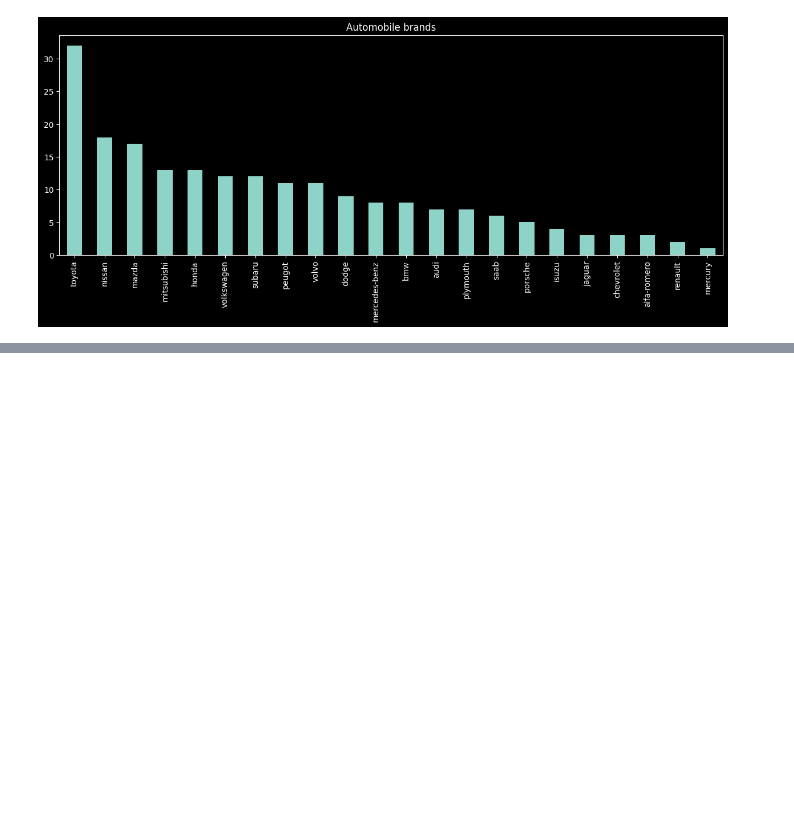
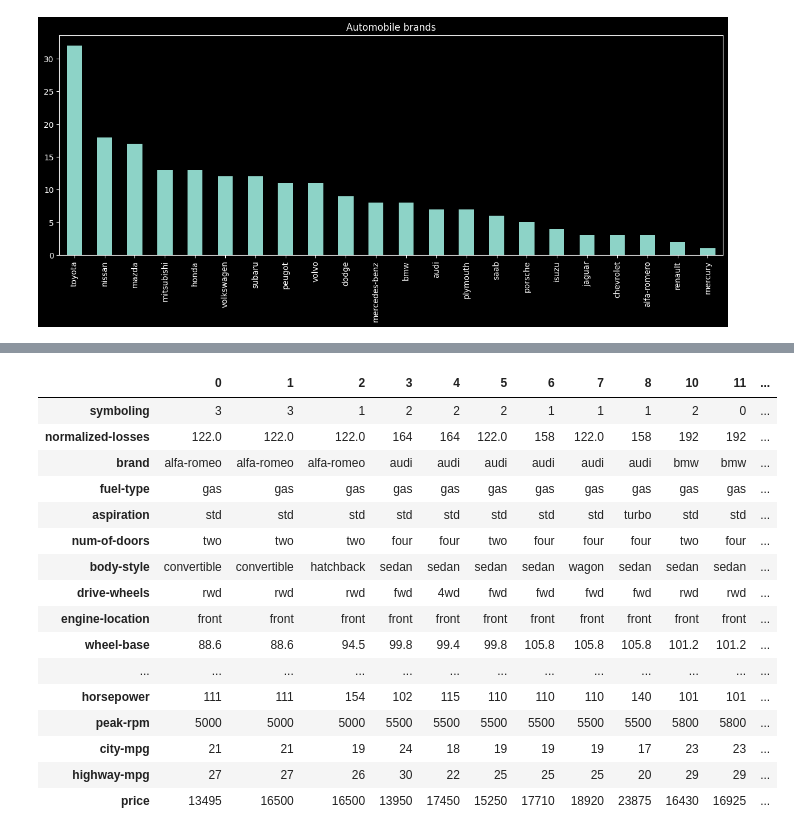
Before and after one commit to vyomyadav01/python-with-data-science, a Jupyter notebook: data_engineering_2.ipynb, the cells around one changed output, grey strips where cells are left out. Cells and saved outputs as stored; diff of their text form; code cells hidden in the pictures; blank space fills up the shorter version.

```diff
--- a/data_engineering_2.ipynb
+++ b/data_engineering_2.ipynb
@@ -158,0 +329,2 @@ df['make'].value_counts().plot(kind='bar', figsize=(15,5), title='Automobile bra
+# %%
+mnl = df['horsepower'].astype('float').mean()
@@ -158,0 +419,20 @@ df['make'].value_counts().plot(kind='bar', figsize=(15,5), title='Automobile bra
+# %%
+df.T
+# %% [output]
+|  | 0 | 1 | 2 | 3 | 4 | 5 | 6 | 7 | 8 | 10 | 11 | ... |
+| symboling | 3 | 3 | 1 | 2 | 2 | 2 | 1 | 1 | 1 | 2 | 0 | ... |
+| normalized-losses | 122.0 | 122.0 | 122.0 | 164 | 164 | 122.0 | 158 | 122.0 | 158 | 192 | 192 | ... |
+| brand | alfa-romeo | alfa-romeo | alfa-romeo | audi | audi | audi | audi | audi | audi | bmw | bmw | ... |
+| fuel-type | gas | gas | gas | gas | gas | gas | gas | gas | gas | gas | gas | ... |
+| aspiration | std | std | std | std | std | std | std | std | turbo | std | std | ... |
+| num-of-doors | two | two | two | four | four | two | four | four | four | two | four | ... |
+| body-style | convertible | convertible | hatchback | sedan | sedan | sedan | sedan | wagon | sedan | sedan | sedan | ... |
+| drive-wheels | rwd | rwd | rwd | fwd | 4wd | fwd | fwd | fwd | fwd | rwd | rwd | ... |
+| engine-location | front | front | front | front | front | front | front | front | front | front | front | ... |
+| wheel-base | 88.6 | 88.6 | 94.5 | 99.8 | 99.4 | 99.8 | 105.8 | 105.8 | 105.8 | 101.2 | 101.2 | ... |
+| ... | ... | ... | ... | ... | ... | ... | ... | ... | ... | ... | ... | ... |
+| horsepower | 111 | 111 | 154 | 102 | 115 | 110 | 110 | 110 | 140 | 101 | 101 | ... |
+| peak-rpm | 5000 | 5000 | 5000 | 5500 | 5500 | 5500 | 5500 | 5500 | 5500 | 5800 | 5800 | ... |
+| city-mpg | 21 | 21 | 19 | 24 | 18 | 19 | 19 | 19 | 17 | 23 | 23 | ... |
+| highway-mpg | 27 | 27 | 26 | 30 | 22 | 25 | 25 | 25 | 20 | 29 | 29 | ... |
+| price | 13495 | 16500 | 16500 | 13950 | 17450 | 15250 | 17710 | 18920 | 23875 | 16430 | 16925 | ... |
```
Also changed, not shown: parts of 37 cells of this notebook, 5 other files.
